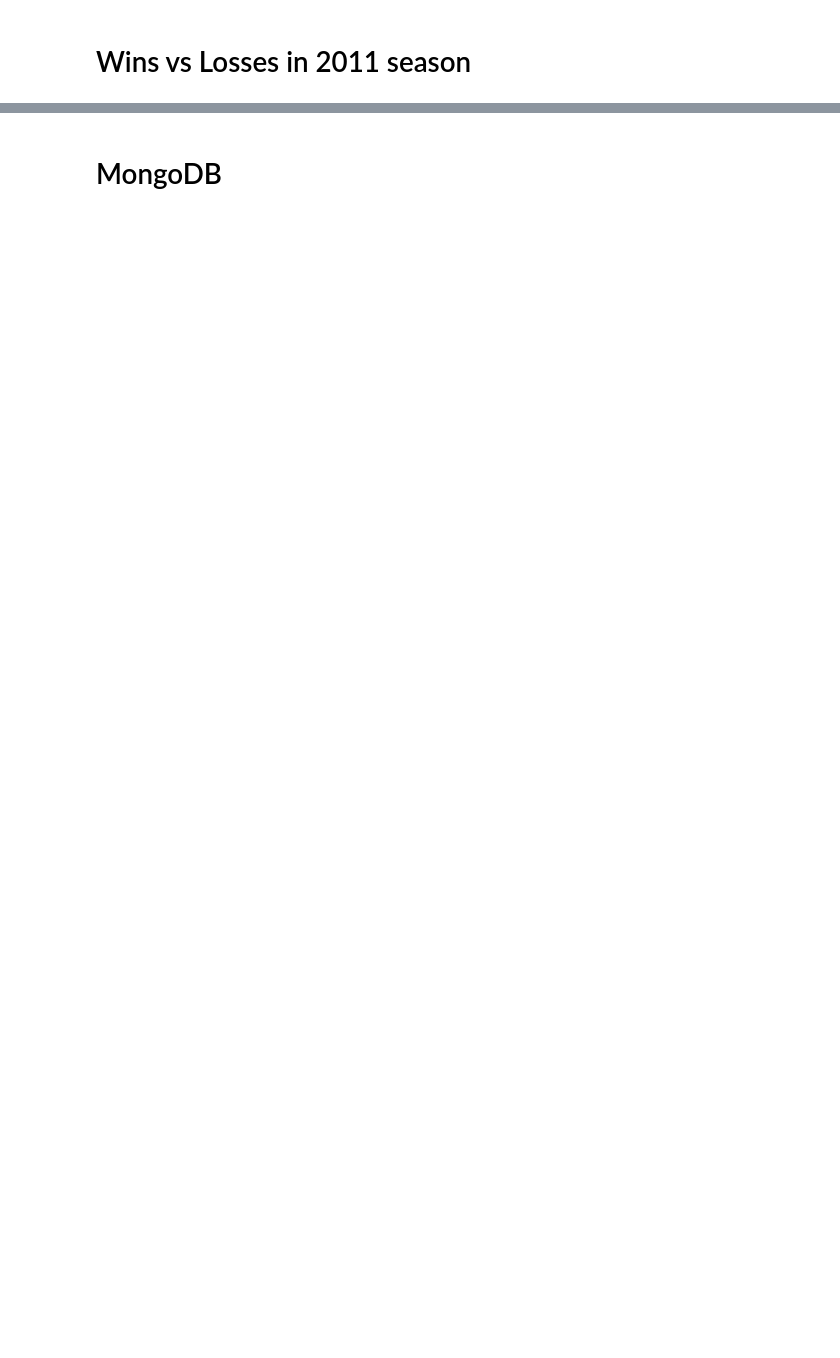
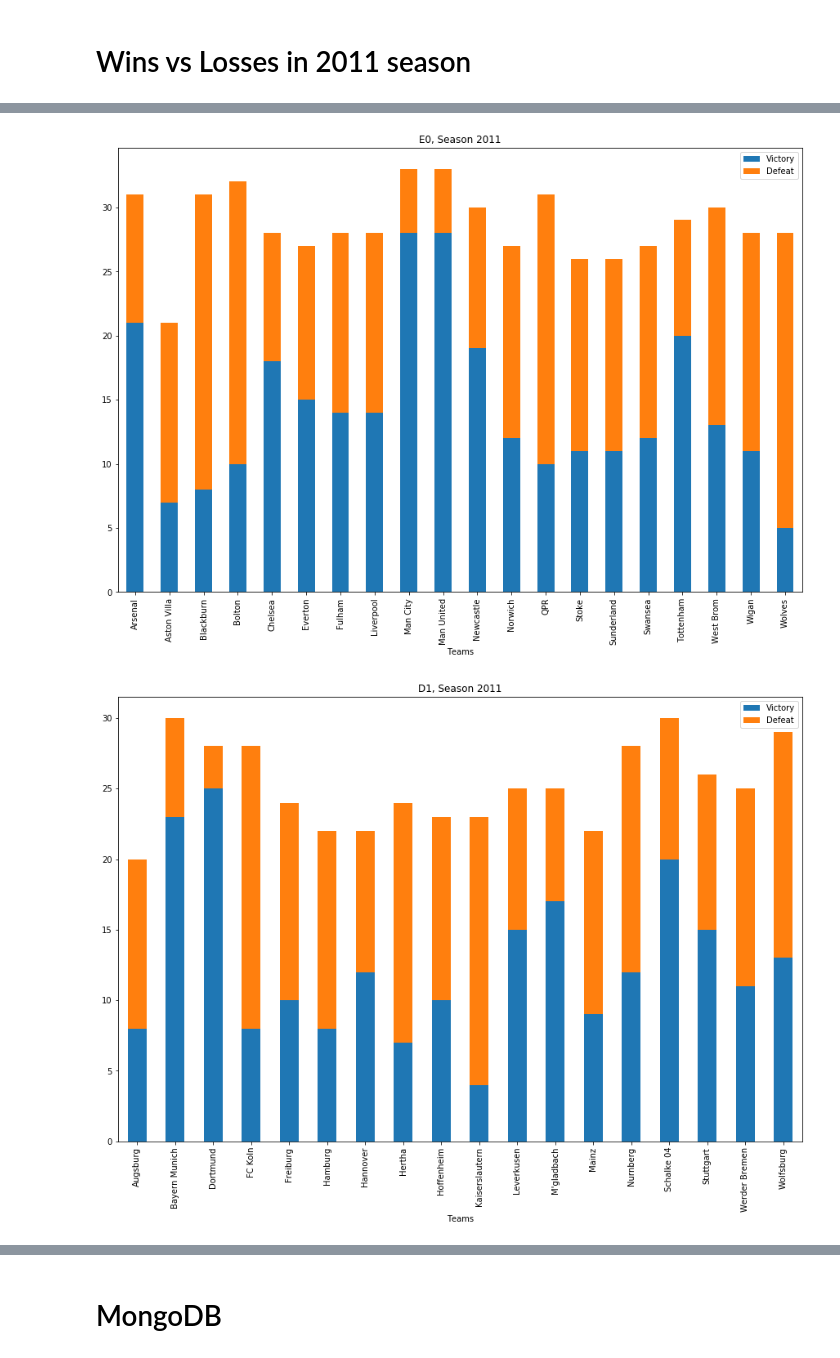
Before and after one commit to aghilissen/FootballAndWeather, a Jupyter notebook: index.ipynb, the cells around one changed output, grey strips where cells are left out. Saved outputs shown, nothing was run; the diff lists cells and outputs as text; code cells hidden in the pictures; blank space fills up the shorter version.

Commit message:
Almost there, the dF with the weather has been saved in a csv file

```diff
--- a/index.ipynb
+++ b/index.ipynb
@@ -155,0 +101,4 @@ dkSky(df['Div'][1],df['Date'][1])
+# %%
+for i in range(0,len(df['Weather'])):
+    df['Weather'][i] = dkSky(df['Div'][i],df['Date'][i])
+df
@@ -156,11 +125,2 @@ dkSky(df['Div'][1],df['Date'][1])
 # %% [markdown]
 # Wins vs Losses in 2011 season
-# %%
-query = """
-        SELECT *
-        FROM Matches
-        WHERE HomeTeam LIKE 'Middle%'
-        """
-df = pd.DataFrame(cur.execute(query).fetchall())
-df.columns = [x[0] for x in cur.description]
-df
@@ -255,0 +127,33 @@ weather
+# %%
+# Create the pair Team:Division
+conn = sqlite3.connect('./database.sqlite')
+cur = conn.cursor()
+query = """
+        SELECT Unique_Teams.TeamName as Teams, Matches.Div as Division
+        FROM Unique_Teams
+        JOIN Teams_in_Matches ON Unique_Teams.Unique_Team_ID = Teams_in_Matches.Unique_Team_ID
+        JOIN Matches ON Teams_in_Matches.Match_ID = Matches.Match_ID
+        WHERE Matches.Season = 2011
+        GROUP BY Unique_Teams.TeamName
+        """
+divs = pd.DataFrame(cur.execute(query).fetchall())
+divs.columns = [x[0] for x in cur.description]
+# %%
+# Create the dataframe used to generate the graph
+teams = df['Winner'].append(df['Loser'])
+uniqueTeams = set(teams)
+teamsperf = pd.DataFrame(uniqueTeams)
+teamsperf.columns = ['Teams']
+teamsperf['Victory'] = [len(df[df['Winner']==team]) for team in uniqueTeams]
+teamsperf['Defeat'] = [len(df[df['Loser']==team]) for team in uniqueTeams]
+teamsperf = teamsperf.merge(divs, on='Teams')
+teamsperf = teamsperf.sort_values(by=['Division', 'Teams'])
+# %%
+# Create the graphs, per Division
+for i in ['E0','D1','D2']:
+    plotdf = teamsperf[teamsperf['Division']==i]
+    plotdf.plot(x='Teams', y=['Victory','Defeat'],kind='bar',figsize=(15,10), stacked=True, sort_columns=True,
+                title='{}, Season 2011'.format(i))
+# %% [output]
+[figure, added]
+[figure, added]
```
Also changed, not shown: parts of 20 cells of this notebook, 1 other file.
